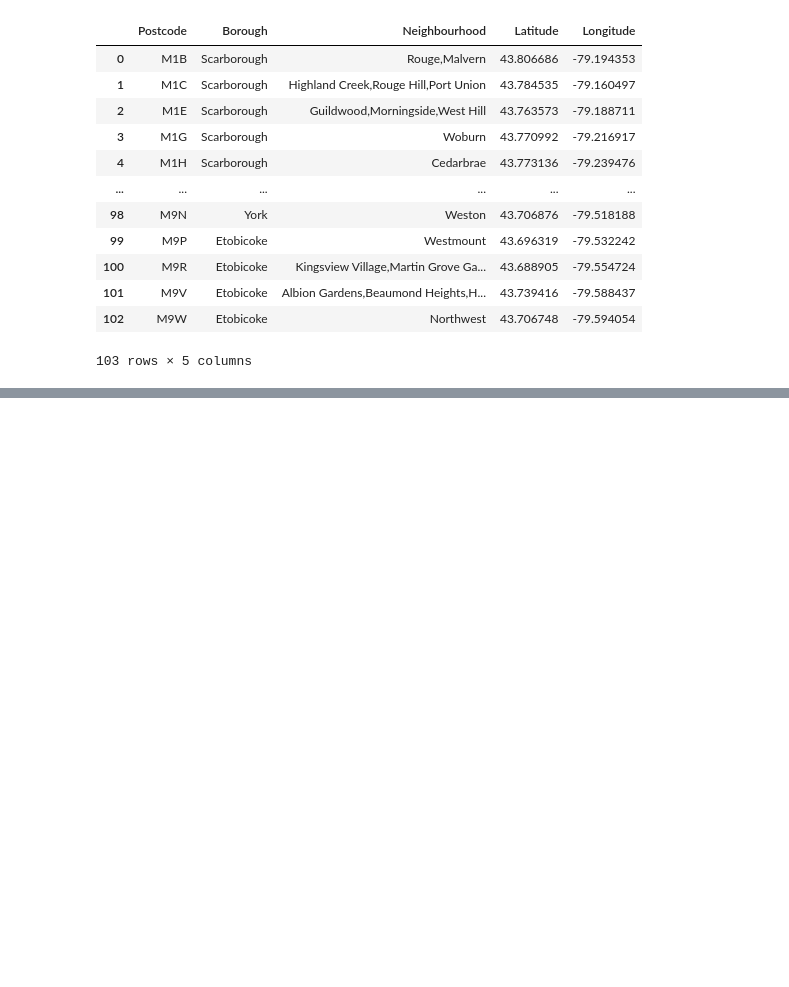
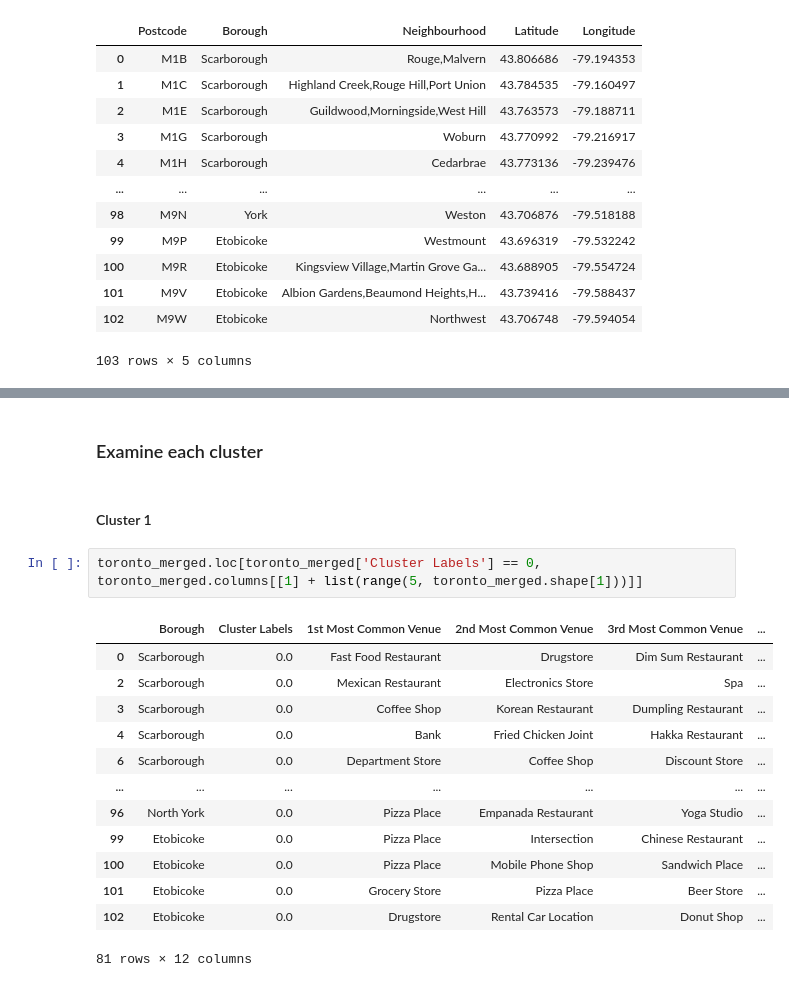
Before and after one commit to ryancb7/Coursera, a Jupyter notebook: DP0701EN-Capstone_Project_2.ipynb, the cells around one changed output, grey strips where cells are left out. Saved outputs shown, nothing was run; the diff lists cells and outputs as text; blank space fills up the shorter version.

```diff
--- a/DP0701EN-Capstone_Project_2.ipynb
+++ b/DP0701EN-Capstone_Project_2.ipynb
@@ -147,0 +534,20 @@ df_toronto_2
+# %% [markdown]
+### Examine each cluster
+# %% [markdown]
+#### Cluster 1
+# %%
+toronto_merged.loc[toronto_merged['Cluster Labels'] == 0, toronto_merged.columns[[1] + list(range(5, toronto_merged.shape[1]))]]
+# %% [output]
+|  | Borough | Cluster Labels | 1st Most Common Venue | 2nd Most Common Venue | 3rd Most Common Venue | ... |
+| 0 | Scarborough | 0.0 | Fast Food Restaurant | Drugstore | Dim Sum Restaurant | ... |
+| 2 | Scarborough | 0.0 | Mexican Restaurant | Electronics Store | Spa | ... |
+| 3 | Scarborough | 0.0 | Coffee Shop | Korean Restaurant | Dumpling Restaurant | ... |
+| 4 | Scarborough | 0.0 | Bank | Fried Chicken Joint | Hakka Restaurant | ... |
+| 6 | Scarborough | 0.0 | Department Store | Coffee Shop | Discount Store | ... |
+| ... | ... | ... | ... | ... | ... | ... |
+| 96 | North York | 0.0 | Pizza Place | Empanada Restaurant | Yoga Studio | ... |
+| 99 | Etobicoke | 0.0 | Pizza Place | Intersection | Chinese Restaurant | ... |
+| 100 | Etobicoke | 0.0 | Pizza Place | Mobile Phone Shop | Sandwich Place | ... |
+| 101 | Etobicoke | 0.0 | Grocery Store | Pizza Place | Beer Store | ... |
+| 102 | Etobicoke | 0.0 | Drugstore | Rental Car Location | Donut Shop | ... |
+81 rows × 12 columns
```
Also changed, not shown: parts of 51 cells of this notebook.
